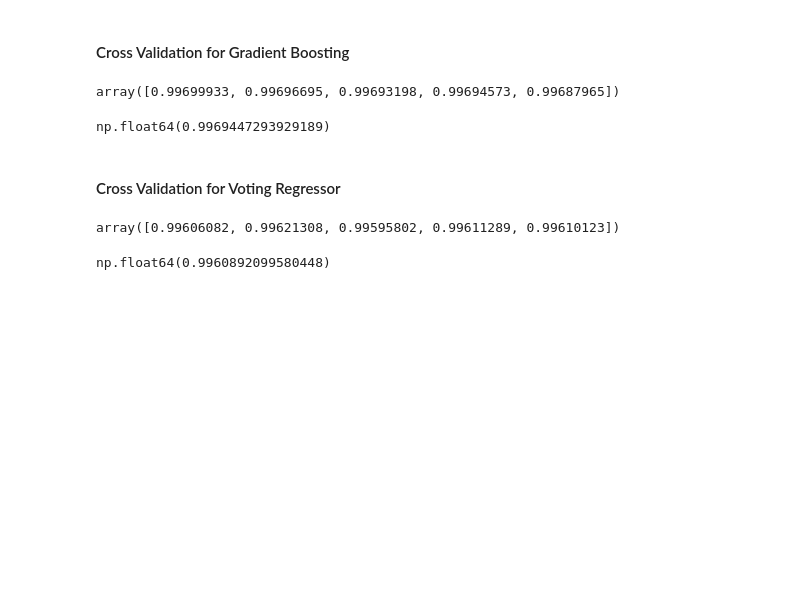
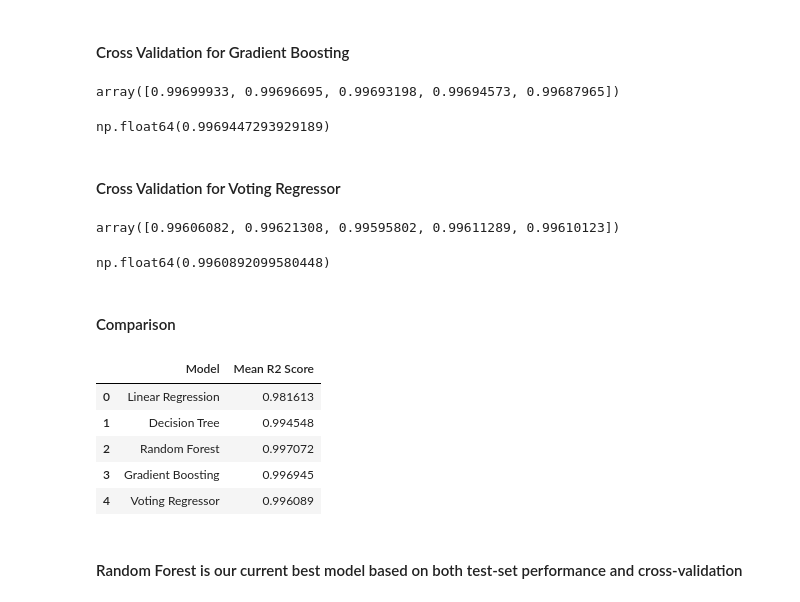
Before and after one commit to archasunil1111-jpg/Solar_Power_Generation_Prediction, a Jupyter notebook: notebooks/02_modeling.ipynb, the cells around one changed output. Saved outputs shown, nothing was run; the diff lists cells and outputs as text; code cells hidden in the pictures; blank space fills up the shorter version.

Commit message:
Comparison

```diff
--- a/notebooks/02_modeling.ipynb
+++ b/notebooks/02_modeling.ipynb
@@ -635,2 +635,22 @@ cv_voting.mean()S
 # %% [output]
 np.float64(0.9960892099580448)
+# %% [markdown]
+#### Comparison
+# %%
+cv_results=pd.DataFrame(
+    {
+        "Model":["Linear Regression","Decision Tree","Random Forest","Gradient Boosting","Voting Regressor"],
+        "Mean R2 Score":[cv_linear.mean(),cv_decision_tree.mean(),cv_random_forest.mean(),cv_gradient_boosting.mean(),cv_voting.mean()]
+
+    }
+)
+cv_results
+# %% [output]
+|  | Model | Mean R2 Score |
+| 0 | Linear Regression | 0.981613 |
+| 1 | Decision Tree | 0.994548 |
+| 2 | Random Forest | 0.997072 |
+| 3 | Gradient Boosting | 0.996945 |
+| 4 | Voting Regressor | 0.996089 |
+# %% [markdown]
+#### Random Forest is our current best model based on both test-set performance and cross-validation
```
Also changed, not shown: parts of 4 cells of this notebook.
